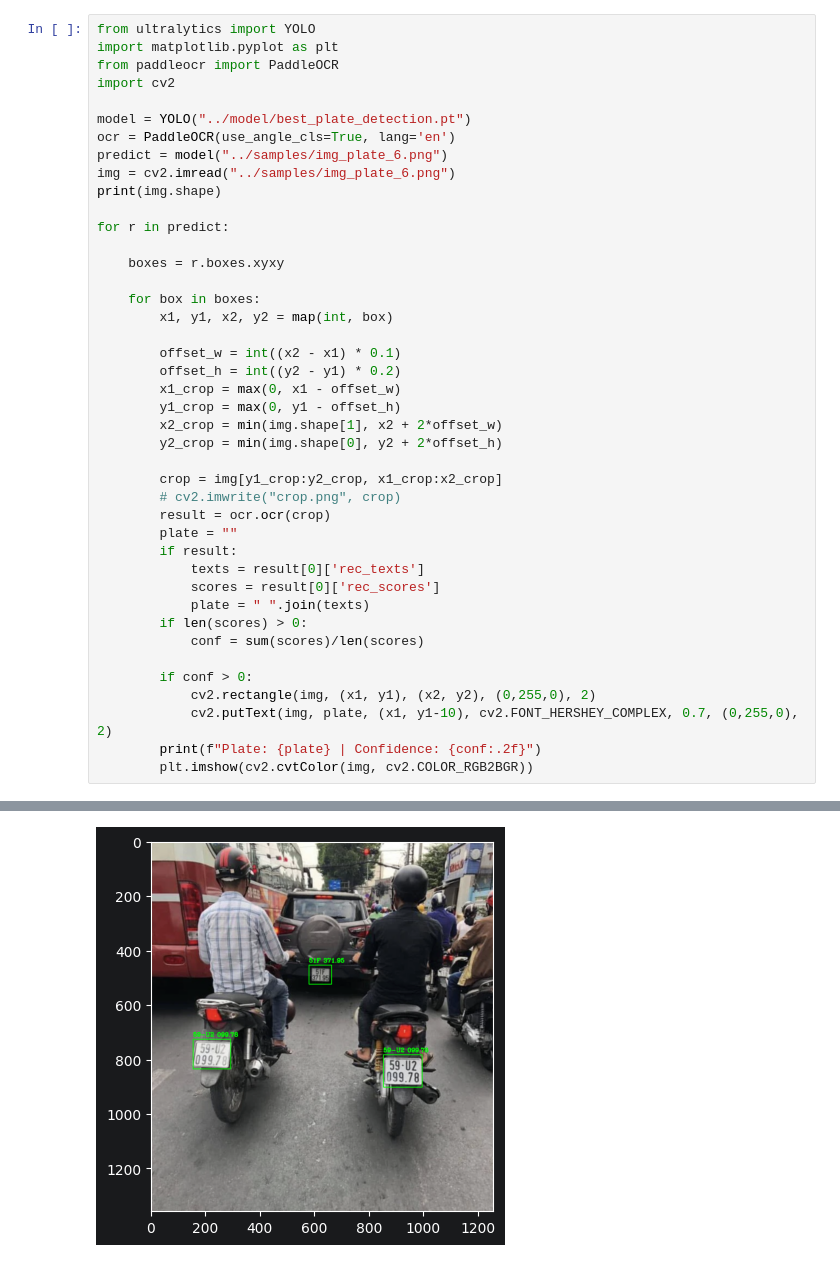
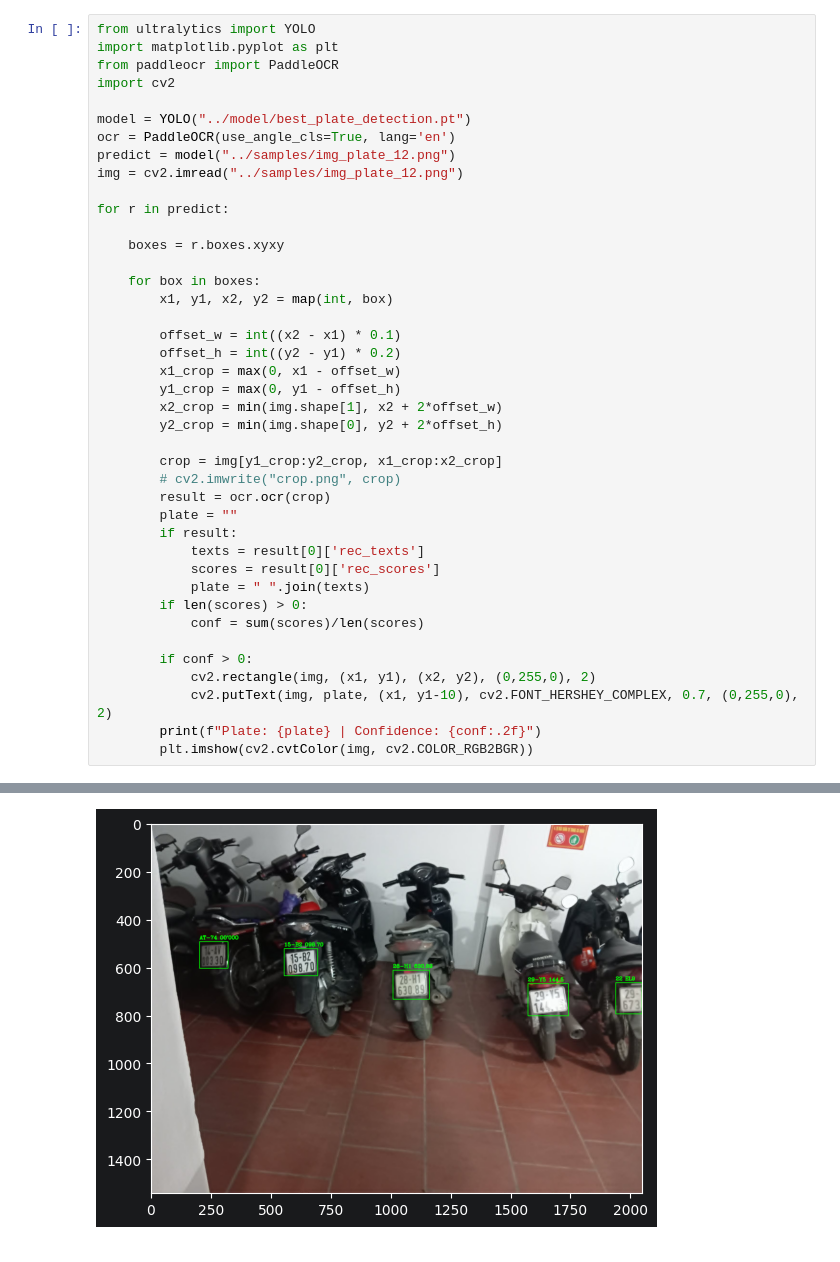
Before and after one commit to Dangkyvi/YOLOv8-License-Plate-Recognition, a Jupyter notebook: SourceCodePlate/training/paddleOCR.ipynb, the cells around one changed output, grey strips where cells are left out. Cells and saved outputs as stored; diff of their text form.

```diff
--- a/SourceCodePlate/training/paddleOCR.ipynb
+++ b/SourceCodePlate/training/paddleOCR.ipynb
@@ -6,9 +6,8 @@ import cv2
 
 model = YOLO("../model/best_plate_detection.pt")
 ocr = PaddleOCR(use_angle_cls=True, lang='en')
-predict = model("../samples/img_plate_6.png")
-img = cv2.imread("../samples/img_plate_6.png")
-print(img.shape)
+predict = model("../samples/img_plate_12.png")
+img = cv2.imread("../samples/img_plate_12.png")
 
 for r in predict:
 
@@ -60 +60 @@ Plate: 51F 371.95 | Confidence: 0.95
-[figure, old version]
+[figure, new version]
```
Also changed, not shown: parts of 5 cells of this notebook, 17 other files.
